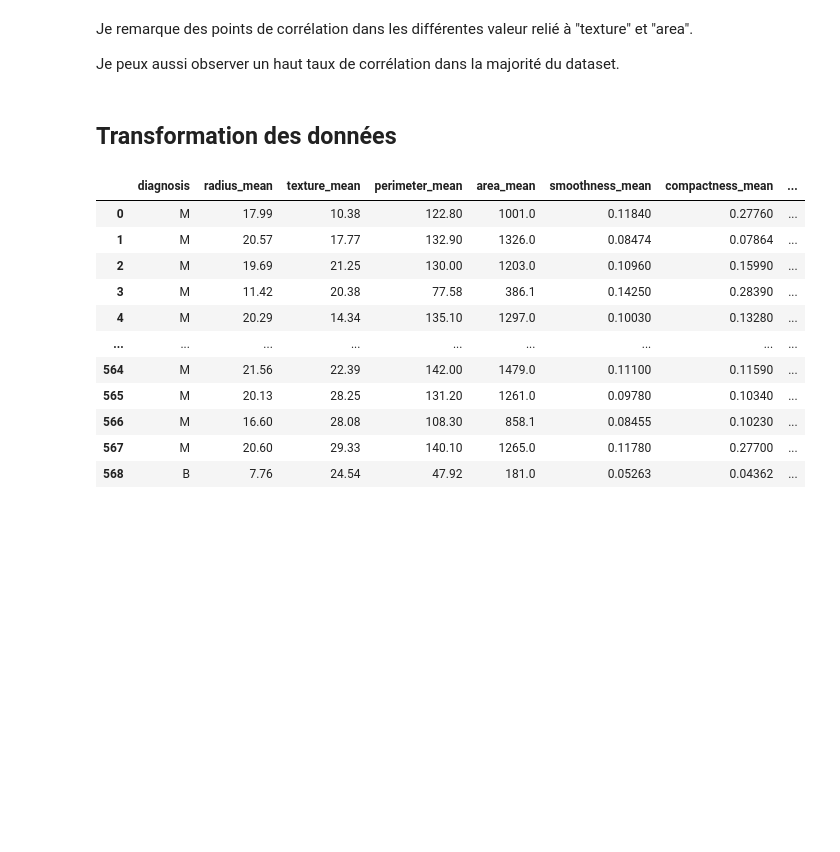
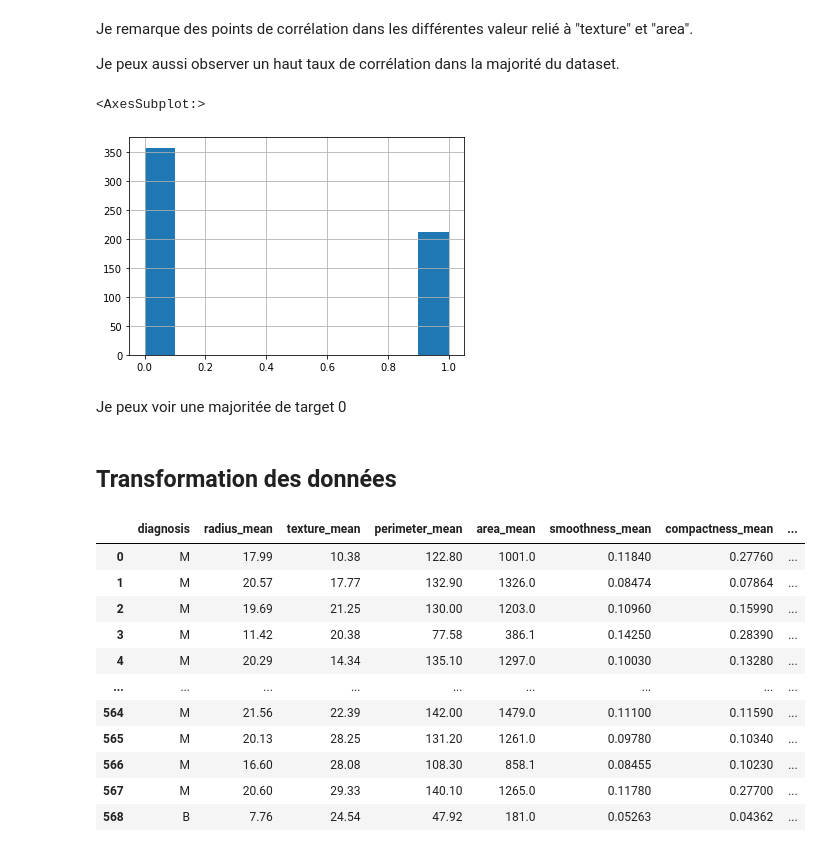
Before and after one commit to gwenael-mahe/ANN-Playground, a Jupyter notebook: ANN-Gwenael.ipynb, the cells around one changed output. Cells and saved outputs as stored; diff of their text form; code cells hidden in the pictures; blank space fills up the shorter version.

```diff
--- a/ANN-Gwenael.ipynb
+++ b/ANN-Gwenael.ipynb
@@ -128,6 +131,13 @@ sns.heatmap(df.corr());
 Je remarque des points de corrélation dans les différentes valeur relié à "texture" et "area".
 
 Je peux aussi observer un haut taux de corrélation dans la majorité du dataset.
+# %%
+df.diagnosis.hist()
+# %% [output]
+<AxesSubplot:>
+[figure, added]
+# %% [markdown]
+Je peux voir une majoritée de target 0
 # %% [markdown]
 ## Transformation des données
 # %%
```
Also changed, not shown: parts of 9 cells of this notebook, 2 other files.
